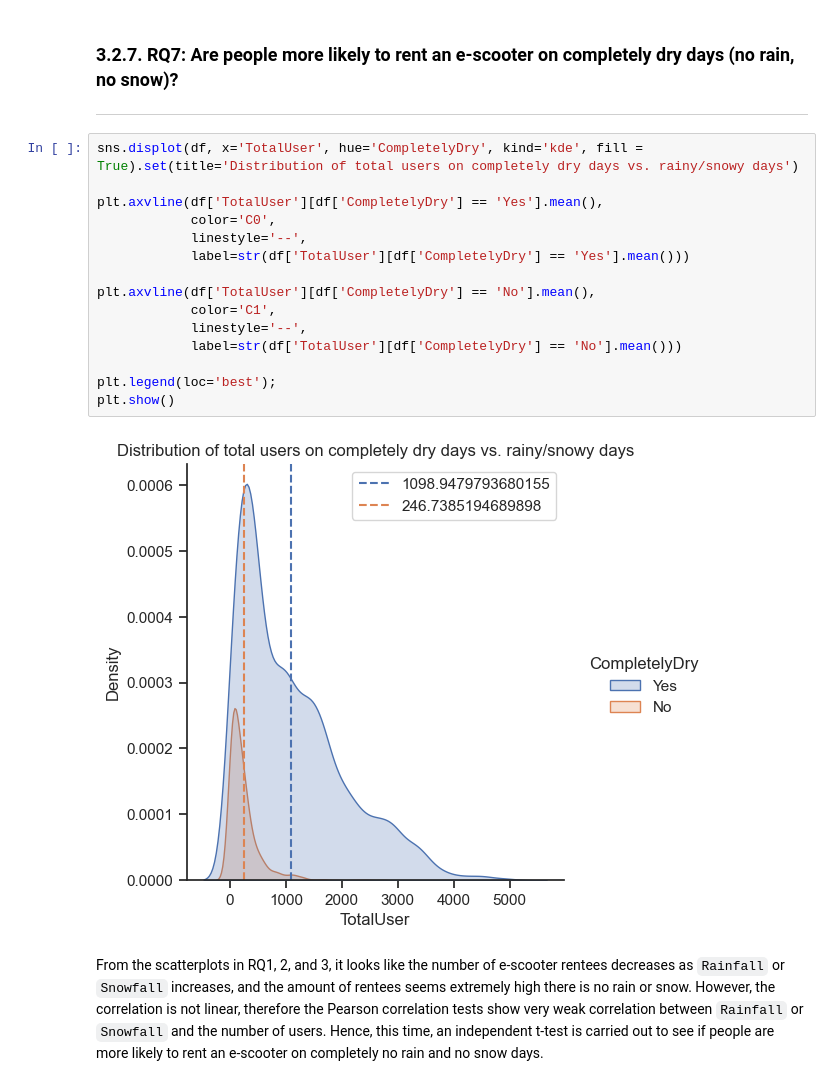
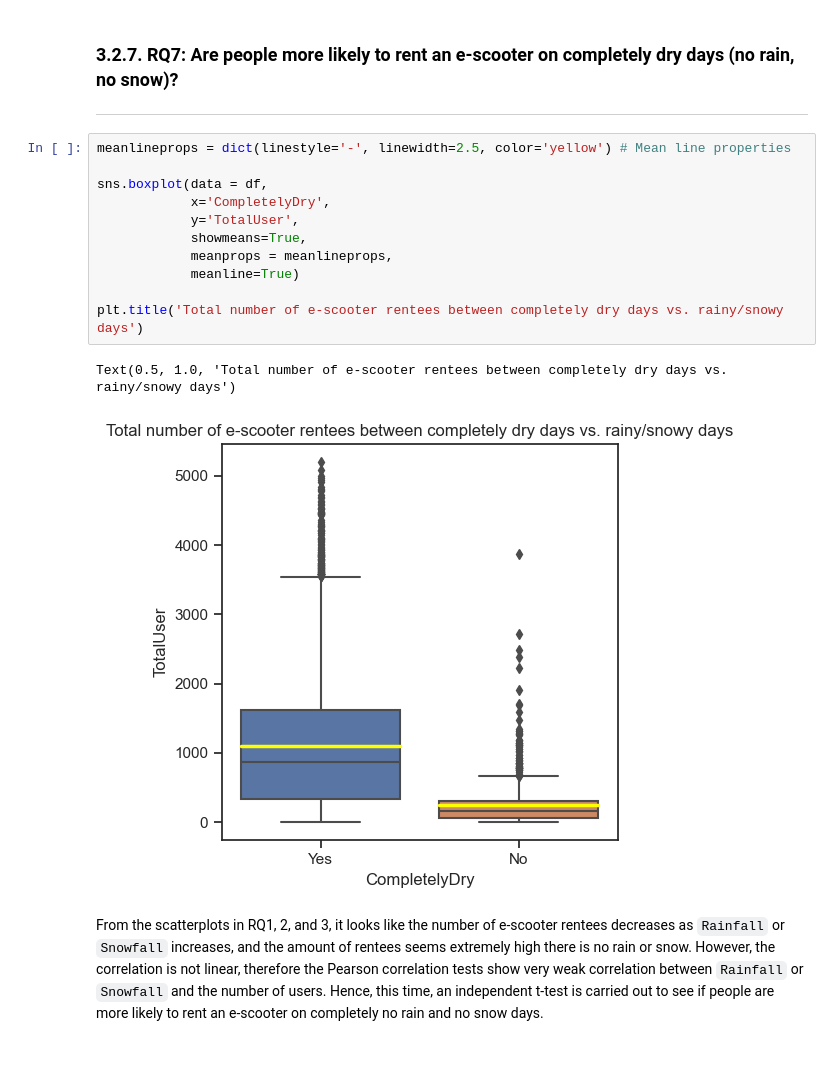
Before and after one commit to ChauHuynh1/Station_analysis, a Jupyter notebook: ResearchMethod.ipynb, the cells around one changed output. Saved outputs shown, nothing was run; the diff lists cells and outputs as text; blank space fills up the shorter version.

```diff
--- a/ResearchMethod.ipynb
+++ b/ResearchMethod.ipynb
@@ -1293,22 +1282,19 @@ People tend to rent an e-scooter when the temperature is above 0°C because:
 ### 3.2.7.  RQ7: Are people more likely to rent an e-scooter on completely dry days (no rain, no snow)?
 ****
 # %%
-sns.displot(df, x='TotalUser', hue='CompletelyDry', kind='kde', fill = True).set(title='Distribution of total users on completely dry days vs. rainy/snowy days')
+meanlineprops = dict(linestyle='-', linewidth=2.5, color='yellow') # Mean line properties
 
-plt.axvline(df['TotalUser'][df['CompletelyDry'] == 'Yes'].mean(),
-            color='C0',
-            linestyle='--',
-            label=str(df['TotalUser'][df['CompletelyDry'] == 'Yes'].mean()))
+sns.boxplot(data = df,
+            x='CompletelyDry',
+            y='TotalUser',
+            showmeans=True,
+            meanprops = meanlineprops,
+            meanline=True)
 
-plt.axvline(df['TotalUser'][df['CompletelyDry'] == 'No'].mean(),
-            color='C1',
-            linestyle='--',
-            label=str(df['TotalUser'][df['CompletelyDry'] == 'No'].mean()))
-
-plt.legend(loc='best');
-plt.show()
+plt.title('Total number of e-scooter rentees between completely dry days vs. rainy/snowy days')
 # %% [output]
+Text(0.5, 1.0, 'Total number of e-scooter rentees between completely dry days vs. rainy/snowy days')
-[figure, old version]
+[figure, new version]
 # %% [markdown]
 From the scatterplots in RQ1, 2, and 3, it looks like the number of e-scooter rentees decreases as `Rainfall` or `Snowfall` increases, and the amount of rentees seems extremely high there is no rain or snow. However, the correlation is not linear, therefore the Pearson correlation tests show very weak correlation between `Rainfall` or `Snowfall` and the number of users. Hence, this time, an independent t-test is carried out to see if people are more likely to rent an e-scooter on completely no rain and no snow days.
 # %% [markdown]
```
Also changed, not shown: parts of 28 cells of this notebook.
